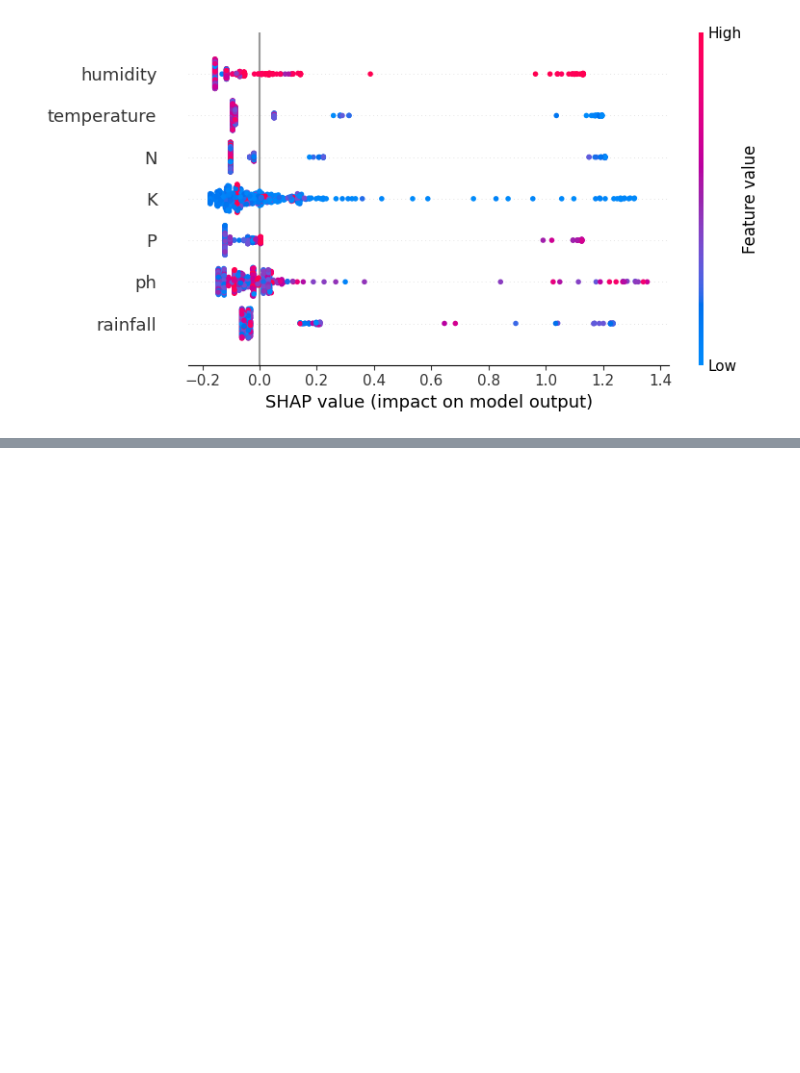
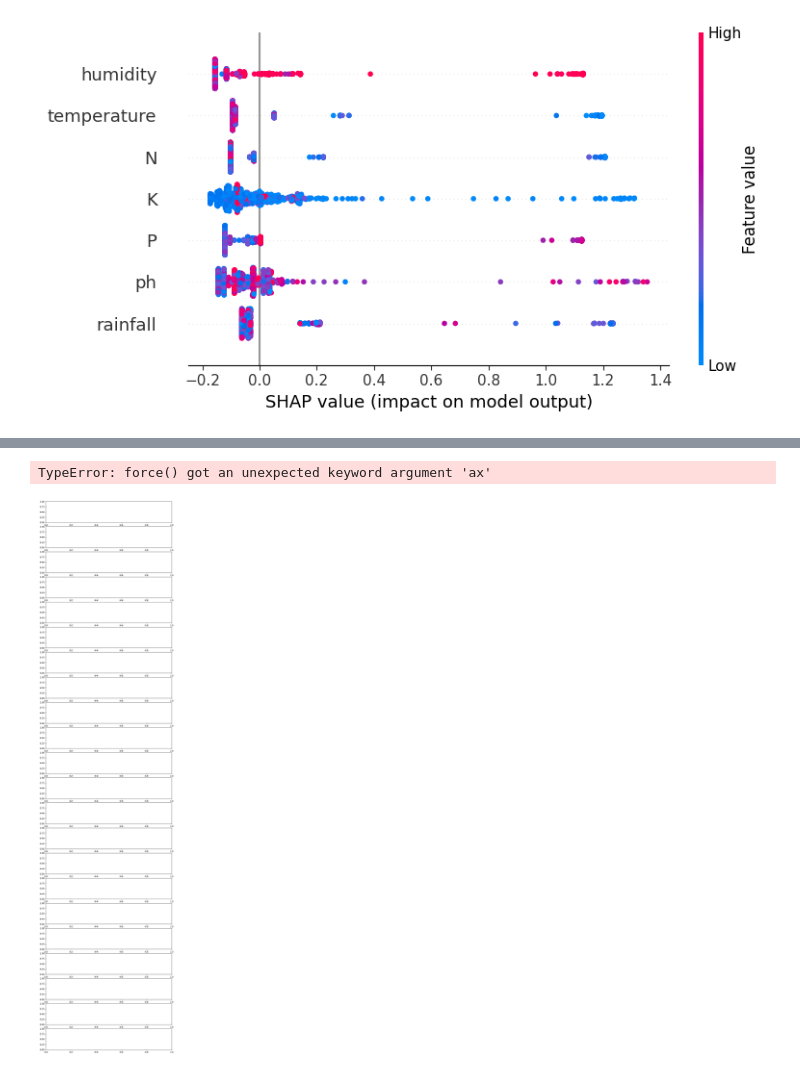
Before and after one commit to zauchi/cropRecommendation, a Jupyter notebook: Crop_Recommendation_XGBoost_SHAP.ipynb, the cells around one changed output, grey strips where cells are left out. Drawn from its saved outputs; the diff is of its cells as text; code cells hidden in the pictures; blank space fills up the shorter version.

```diff
--- a/Crop_Recommendation_XGBoost_SHAP.ipynb
+++ b/Crop_Recommendation_XGBoost_SHAP.ipynb
@@ -100,0 +106,19 @@ shap.force_plot(
+# %%
+# Anzahl der Klassen aus dem LabelEncoder
+num_classes = len(label_encoder.classes_)
+
+# Beispiel-Datenpunkt
+sample_idx = 0
+
+# Force-Plots für jede Klasse generieren
+for class_idx in range(num_classes):
+    print(f"Class: {label_encoder.classes_[class_idx]}")
+    shap.force_plot(
+        explainer.expected_value[class_idx],          # Erwartungswert der Klasse
+        shap_values_trimmed[sample_idx, class_idx, :], # SHAP-Werte für die Klasse
+        X_test.iloc[sample_idx, :],                   # Eingabemerkmale
+        matplotlib=True                               # Statische Darstellung aktivieren
+    )
+# %% [output]
+TypeError: force() got an unexpected keyword argument 'ax'
+[figure, added]
```
Also changed, not shown: parts of 1 cell of this notebook.
